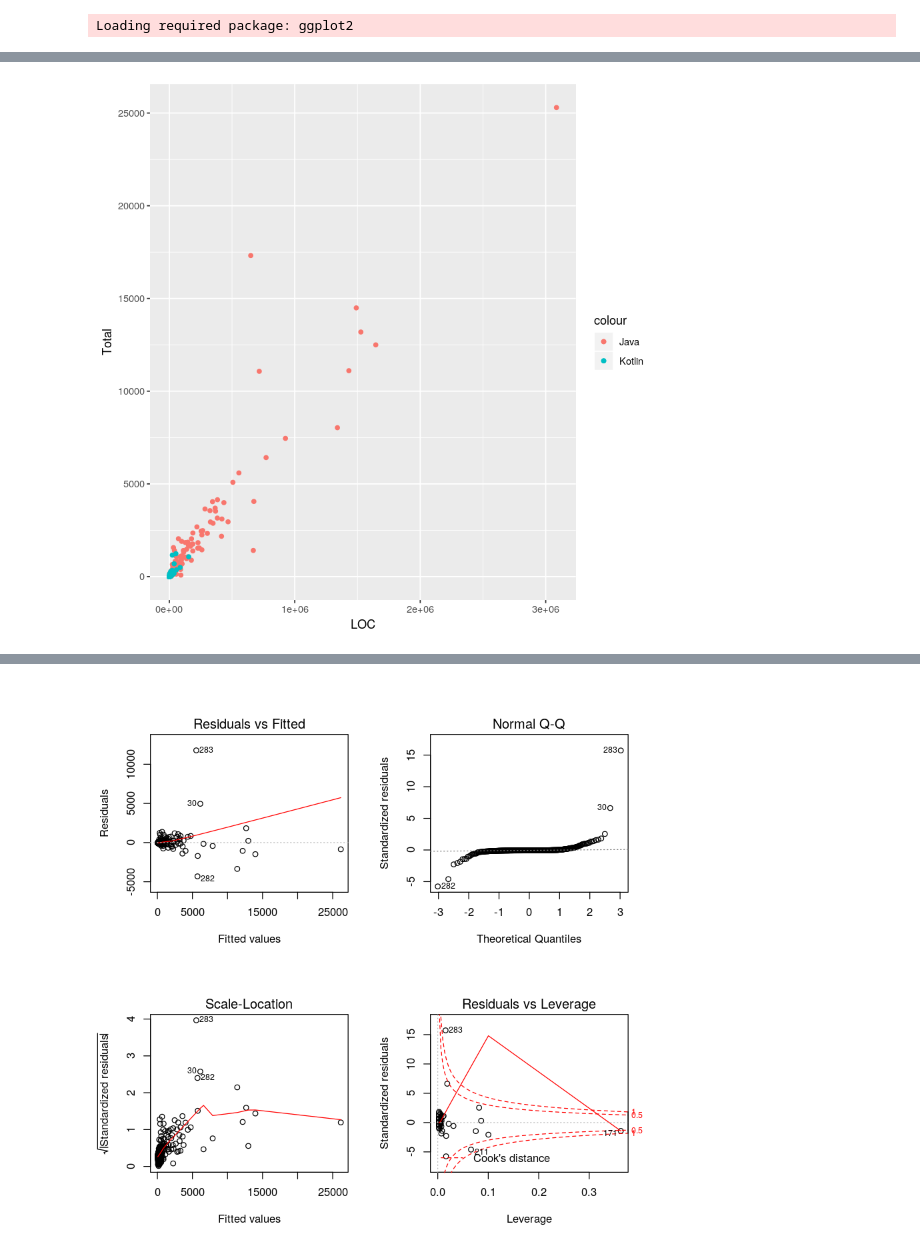
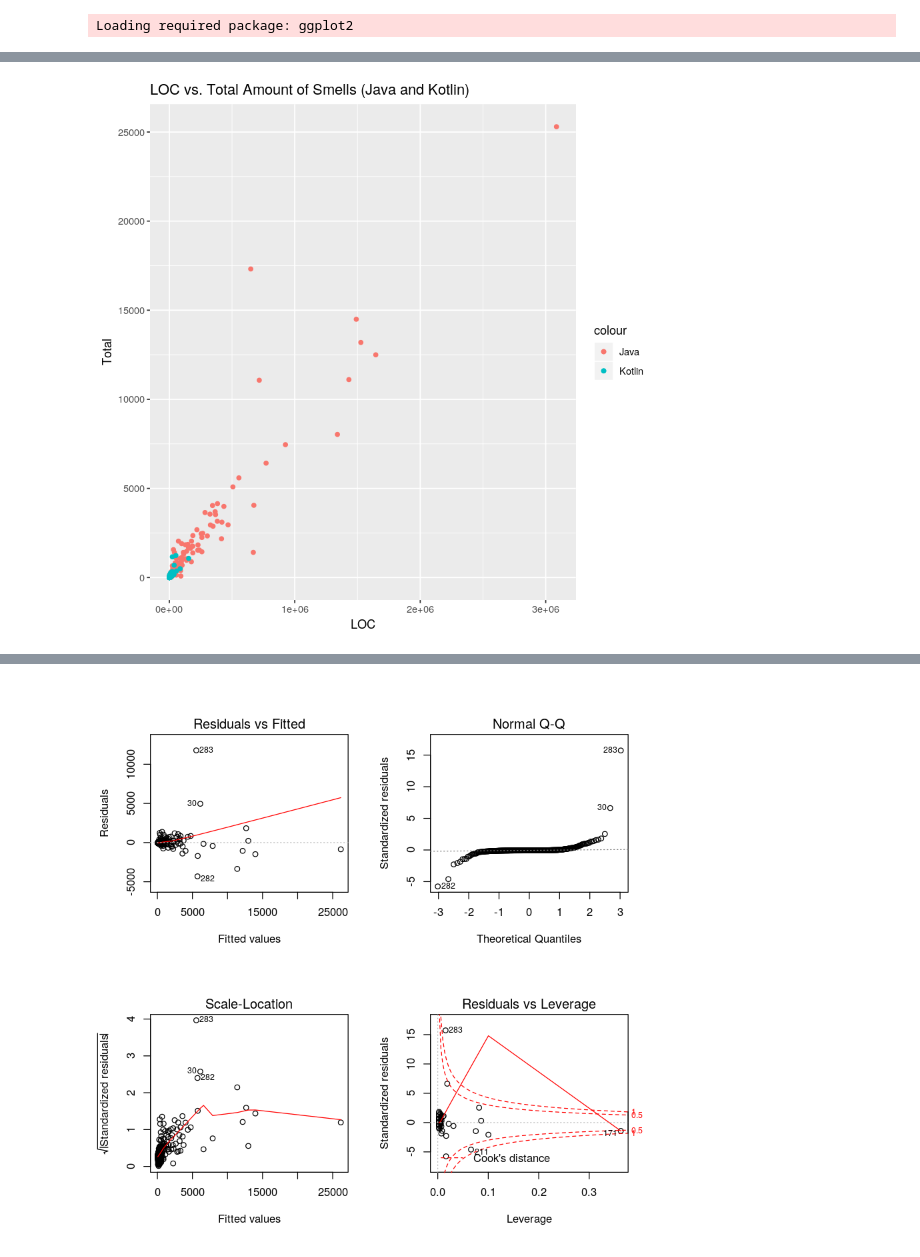
Before and after one commit to SimonHellbrueck/BT_Repository_Mining, a Jupyter notebook: regressiondiagnostics.ipynb, the cells around one changed output, grey strips where cells are left out. Cells and saved outputs as stored; diff of their text form; code cells hidden in the pictures.

```diff
--- a/regressiondiagnostics.ipynb
+++ b/regressiondiagnostics.ipynb
@@ -64,9 +64,9 @@ ggplot2.scatterplot(data=df_kotlin_projects_training, xName='LOC',yName='Total',
 # %%
 LOC <- df_java_projects_training$LOC
 Total <- df_java_projects_training$Total
 
 ggplot() +
   geom_point(data=df_java_projects_training, aes(LOC, Total, color= 'Java')) +
-  geom_point(data=df_kotlin_projects_training, aes(df_kotlin_projects_training$LOC, df_kotlin_projects_training$Total, color= 'Kotlin'))
+  geom_point(data=df_kotlin_projects_training, aes(df_kotlin_projects_training$LOC, df_kotlin_projects_training$Total, color= 'Kotlin')) + ggtitle("LOC vs. Total Amount of Smells (Java and Kotlin)")
 # %% [output]
-[figure, old version]
+[figure, new version]
```
Also changed, not shown: parts of 8 cells of this notebook.
